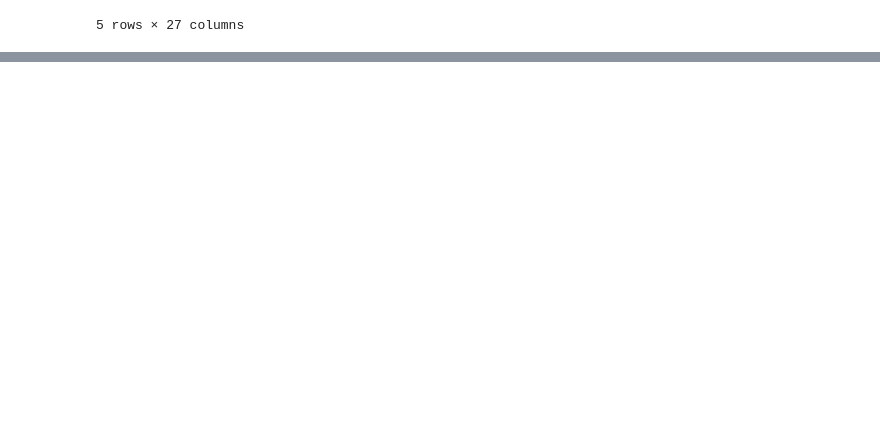
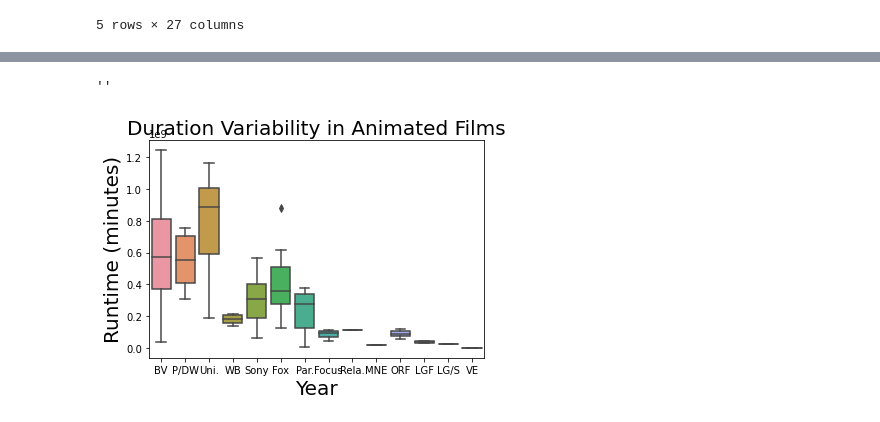
Before and after one commit to Krispy3/p1proj, a Jupyter notebook: Project 1 Film Reccomendations.ipynb, the cells around one changed output, grey strips where cells are left out. Drawn from its saved outputs; the diff is of its cells as text; code cells hidden in the pictures; blank space fills up the shorter version.

```diff
--- a/Project 1 Film Reccomendations.ipynb
+++ b/Project 1 Film Reccomendations.ipynb
@@ -271,0 +281,10 @@ memory usage: 17.5+ KB
+# %%
+p = sns.boxplot(x=anima['studio'],y=anima['worldwide_gross'])
+
+plt.title('Duration Variability in Animated Films',fontsize=20)
+p.set_xlabel('Year',fontsize=20)
+p.set_ylabel('Runtime (minutes)',fontsize=20)
+;
+# %% [output]
+''
+[figure, added]
```
Also changed, not shown: parts of 10 cells of this notebook.
